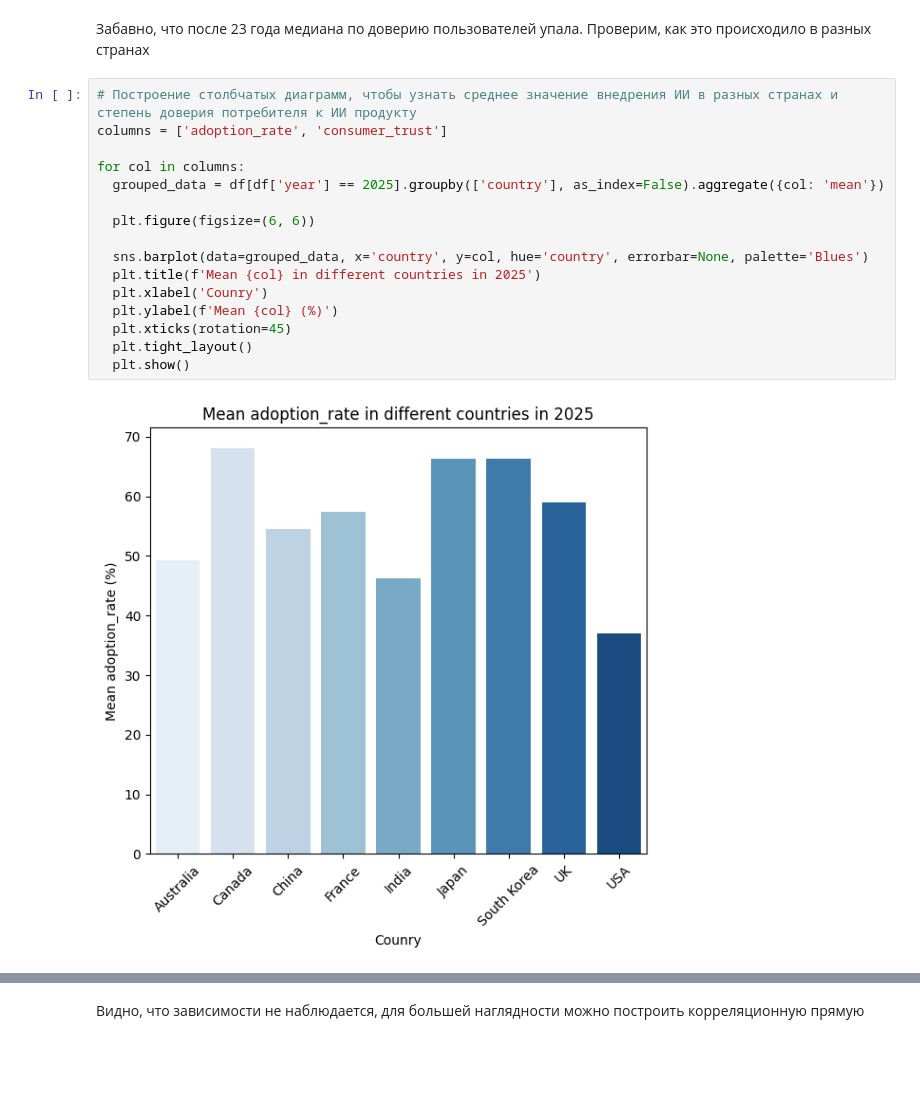
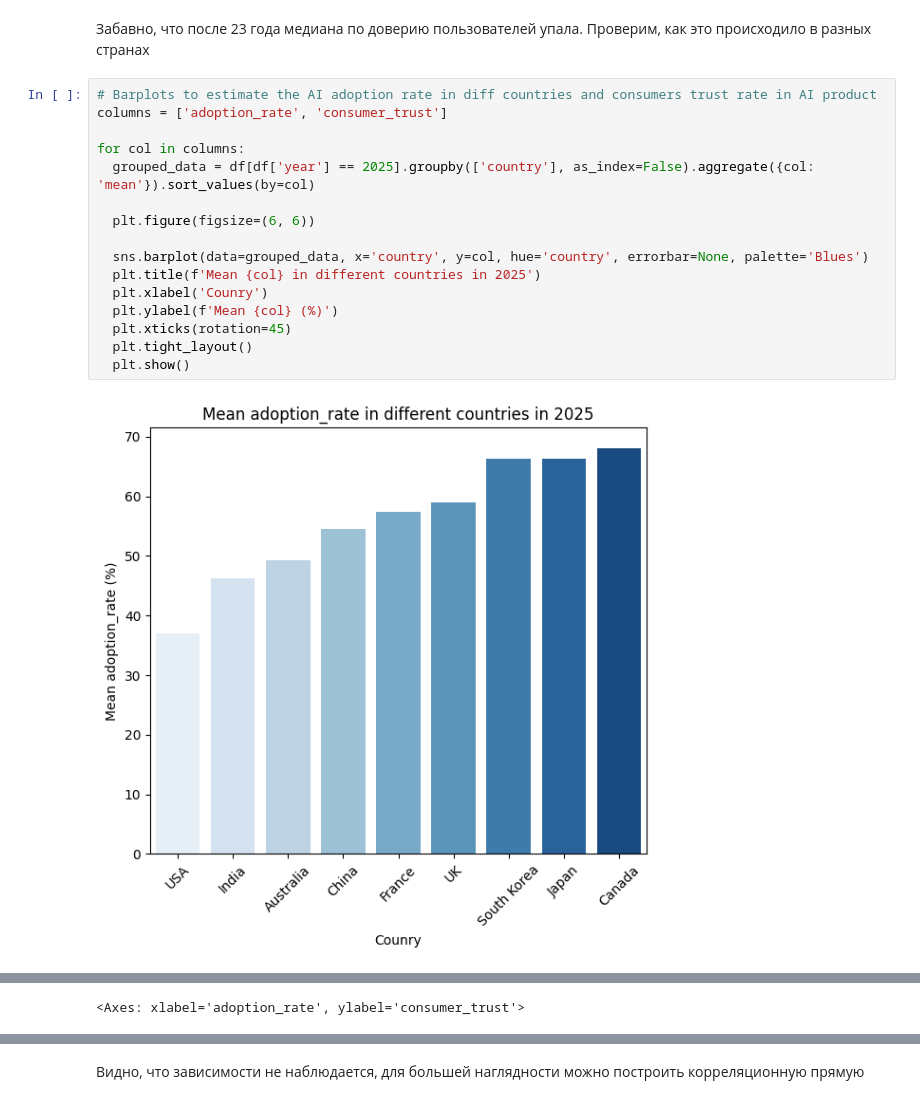
Before and after one commit to KristinaDobrovolskaya/Global_AI_impact, a Jupyter notebook: notebooks/data_preprocessing_visualization.ipynb, the cells around one changed output, grey strips where cells are left out. Cells and saved outputs as stored; diff of their text form; blank space fills up the shorter version.

```diff
--- a/notebooks/data_preprocessing_visualization.ipynb
+++ b/notebooks/data_preprocessing_visualization.ipynb
@@ -146,20 +192,20 @@ df_health.shape # Too little datas to create prediction model
 # %% [markdown]
 Забавно, что после 23 года медиана по доверию пользователей упала. Проверим, как это происходило в разных странах
 # %%
-# Построение столбчатых диаграмм, чтобы узнать среднее значение внедрения ИИ в разных странах и степень доверия потребителя к ИИ продукту
+# Barplots to estimate the AI adoption rate in diff countries and consumers trust rate in AI product
 columns = ['adoption_rate', 'consumer_trust']
 
 for col in columns:
-  grouped_data = df[df['year'] == 2025].groupby(['country'], as_index=False).aggregate({col: 'mean'})
+  grouped_data = df[df['year'] == 2025].groupby(['country'], as_index=False).aggregate({col: 'mean'}).sort_values(by=col)
 
   plt.figure(figsize=(6, 6))
 
   sns.barplot(data=grouped_data, x='country', y=col, hue='country', errorbar=None, palette='Blues')
   plt.title(f'Mean {col} in different countries in 2025')
   plt.xlabel('Counry')
   plt.ylabel(f'Mean {col} (%)')
   plt.xticks(rotation=45)
   plt.tight_layout()
   plt.show()
 # %% [output]
-[figure, old version]
+[figure, new version]
@@ -166,0 +213 @@ for col in columns:
+<Axes: xlabel='adoption_rate', ylabel='consumer_trust'>
```
Also changed, not shown: parts of 10 cells of this notebook.
